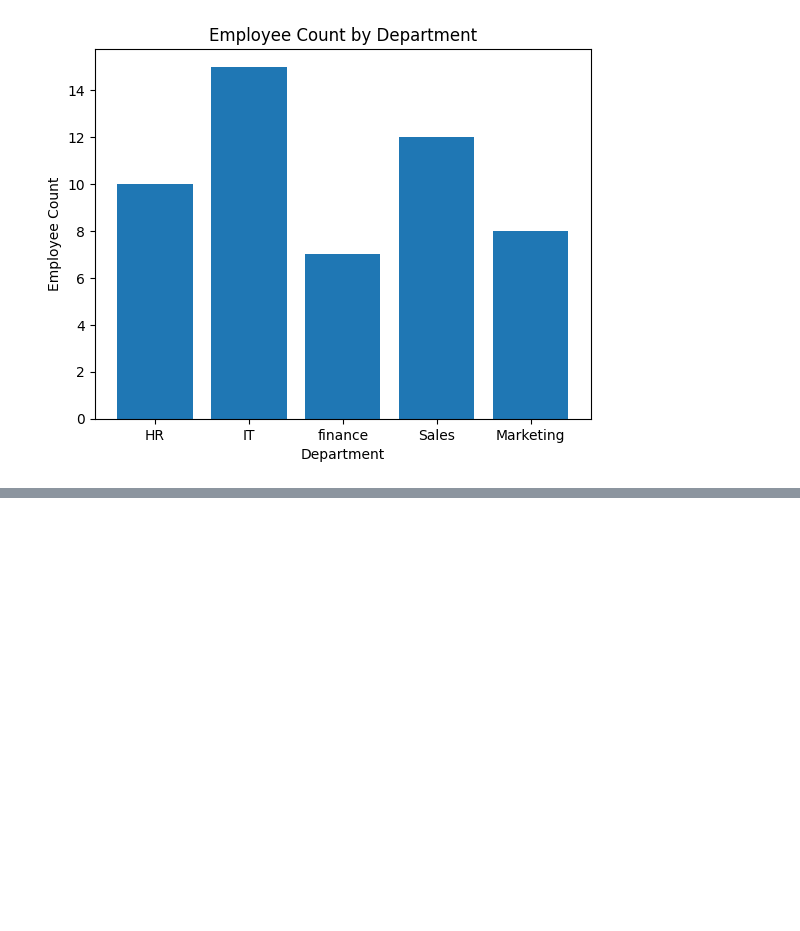
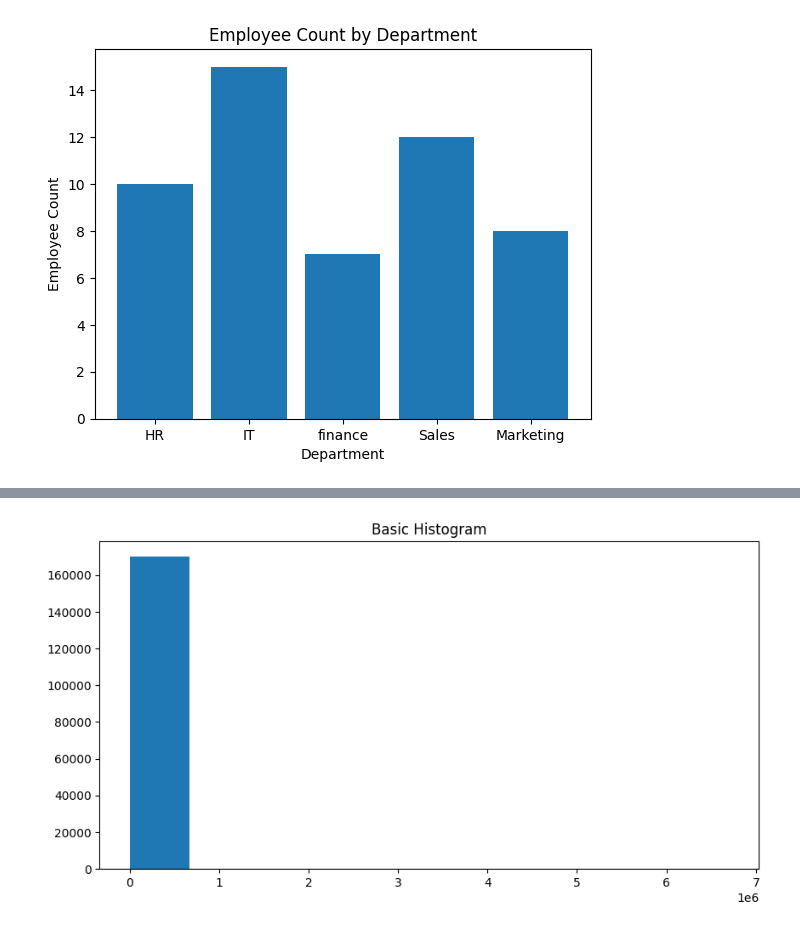
Before and after one commit to Khushi232505/Data-Science-and-AI, a Jupyter notebook: Matplotlib.ipynb, the cells around one changed output, grey strips where cells are left out. Saved outputs shown, nothing was run; the diff lists cells and outputs as text; code cells hidden in the pictures; blank space fills up the shorter version.

Commit message:
ADDED Histogram

```diff
--- a/Matplotlib.ipynb
+++ b/Matplotlib.ipynb
@@ -224,0 +240,85 @@ plt.show()
+# %%
+import pandas as pd
+import matplotlib.pyplot as plt
+
+# Load Dataset
+
+df = pd.read_csv("/content/house_prices (1).csv", on_bad_lines='skip', engine='python')
+
+print("DataFrame Columns:", df.columns)
+
+# =====================================================
+# 1. Basic Histogram
+# =====================================================
+
+plt.figure(figsize=(10,5))
+
+plt.hist(df["Price (in rupees)"]) # A histogram groups numerical data into intervals (bins) and displays the frequency.
+
+plt.title("Basic Histogram")
+
+plt.show()
+
+# =====================================================
+# 2. bins
+# =====================================================
+
+plt.figure(figsize=(10,5))
+
+plt.hist(                         # bins decides how many intervals (groups) the data is divided into.
+    df["Price (in rupees)"],
+    bins=20
+)
+
+plt.title("Histogram using Bins")
+
+plt.show()
+
+# =====================================================
+# 3. density
+# =====================================================
+
+plt.figure(figsize=(10,5))
+
+plt.hist(
+    df["Price (in rupees)"], # Instead of showing frequency, it shows the Probability Density.
+    bins=20,
+    density=True
+)
+
+plt.title("Density Histogram")
+
+plt.show()
+
+# =====================================================
+# 4. cumulative histogram
+# =====================================================
+
+plt.figure(figsize=(10,5))
+
+plt.hist(
+    df["Price (in rupees)"],  # Shows the cumulative frequency.
+    bins=20,
+    cumulative=True
+)
+
+plt.title("Cumulative Histogram")
+
+plt.show()
+
+# =====================================================
+# 5. transparency (alpha)
+# =====================================================
+
+plt.figure(figsize=(10,5))
+
+plt.hist(
+    df["Price (in rupees)"], # Transparency is controlled using the alpha parameter.
+    bins=20,
+    alpha=0.5
+)
+
+plt.title("Histogram using Transparency")
+
+plt.show()
+# %% [output]
@@ -224,0 +331 @@ plt.show()
+[figure, added]
```
Also changed, not shown: parts of 2 cells of this notebook.
